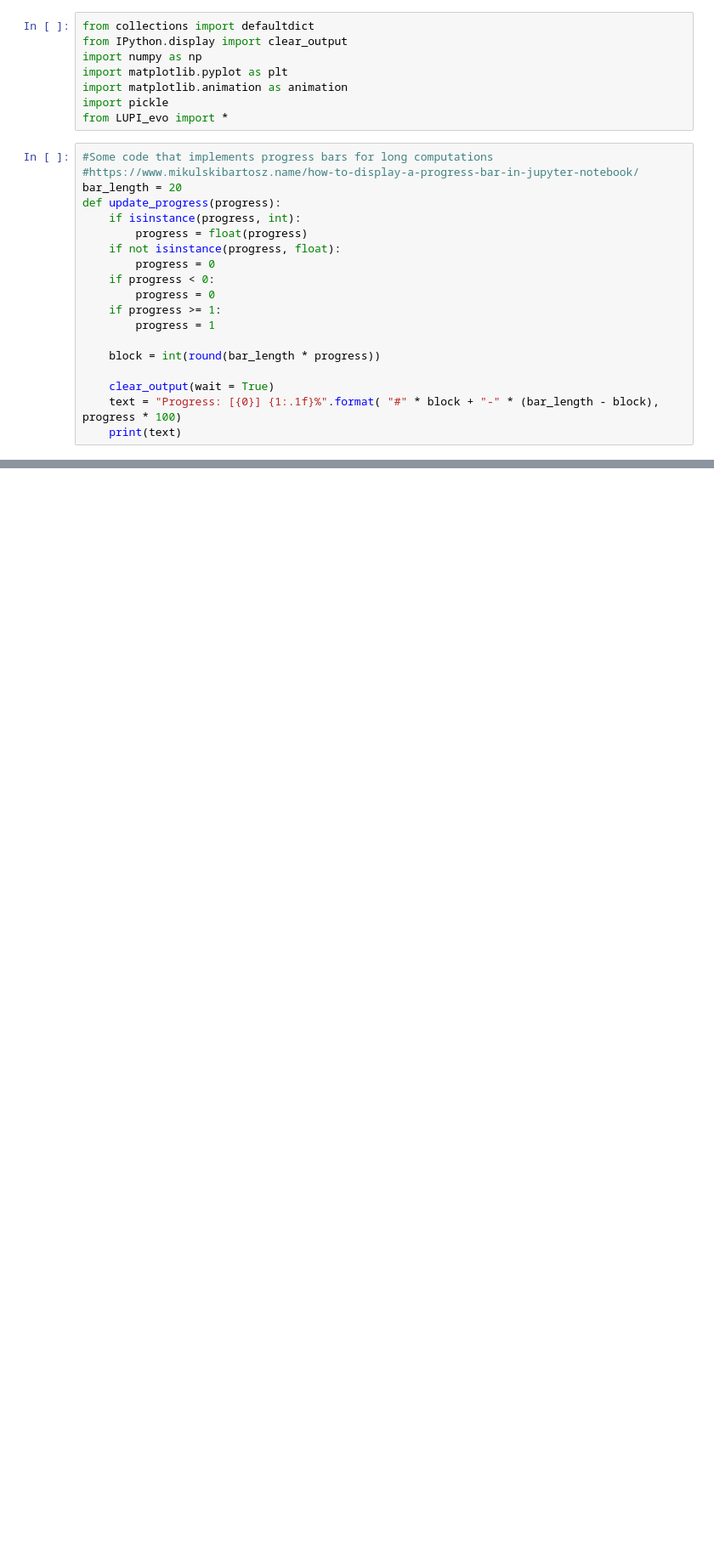
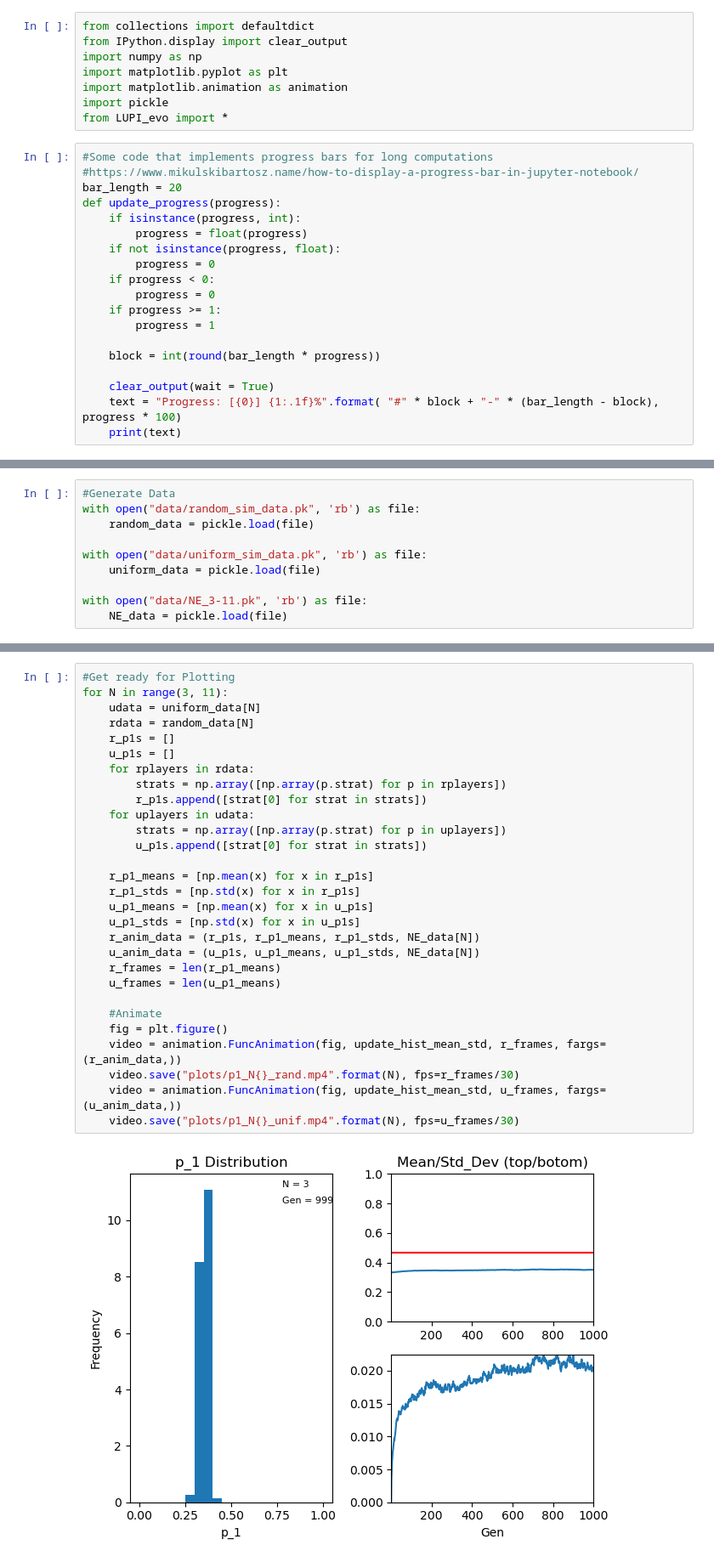
Before and after one commit to Sean-Ericson/LUPI_EVO, a Jupyter notebook: Animated_Histograms.ipynb, the cells around one changed output, grey strips where cells are left out. Shown: that part at 85% size. Saved outputs shown, nothing was run; the diff lists cells and outputs as text; blank space fills up the shorter version.

```diff
--- a/Animated_Histograms.ipynb
+++ b/Animated_Histograms.ipynb
@@ -114,0 +93,10 @@ data2 = (p1s, p1_means, p1_stds)
+# %%
+#Generate Data
+with open("data/random_sim_data.pk", 'rb') as file:
+    random_data = pickle.load(file)
+
+with open("data/uniform_sim_data.pk", 'rb') as file:
+    uniform_data = pickle.load(file)
+
+with open("data/NE_3-11.pk", 'rb') as file:
+    NE_data = pickle.load(file)
@@ -114,0 +133,31 @@ data2 = (p1s, p1_means, p1_stds)
+# %%
+#Get ready for Plotting
+for N in range(3, 11):
+    udata = uniform_data[N]
+    rdata = random_data[N]
+    r_p1s = []
+    u_p1s = []
+    for rplayers in rdata:
+        strats = np.array([np.array(p.strat) for p in rplayers])
+        r_p1s.append([strat[0] for strat in strats])
+    for uplayers in udata:
+        strats = np.array([np.array(p.strat) for p in uplayers])
+        u_p1s.append([strat[0] for strat in strats])
+
+    r_p1_means = [np.mean(x) for x in r_p1s]
+    r_p1_stds = [np.std(x) for x in r_p1s]
+    u_p1_means = [np.mean(x) for x in u_p1s]
+    u_p1_stds = [np.std(x) for x in u_p1s]
+    r_anim_data = (r_p1s, r_p1_means, r_p1_stds, NE_data[N])
+    u_anim_data = (u_p1s, u_p1_means, u_p1_stds, NE_data[N])
+    r_frames = len(r_p1_means)
+    u_frames = len(u_p1_means)
+
+    #Animate
+    fig = plt.figure()
+    video = animation.FuncAnimation(fig, update_hist_mean_std, r_frames, fargs=(r_anim_data,))
+    video.save("plots/p1_N{}_rand.mp4".format(N), fps=r_frames/30)
+    video = animation.FuncAnimation(fig, update_hist_mean_std, u_frames, fargs=(u_anim_data,))
+    video.save("plots/p1_N{}_unif.mp4".format(N), fps=u_frames/30)
+# %% [output]
+[figure, added]
```
Also changed, not shown: parts of 9 cells of this notebook, 54 other files.
